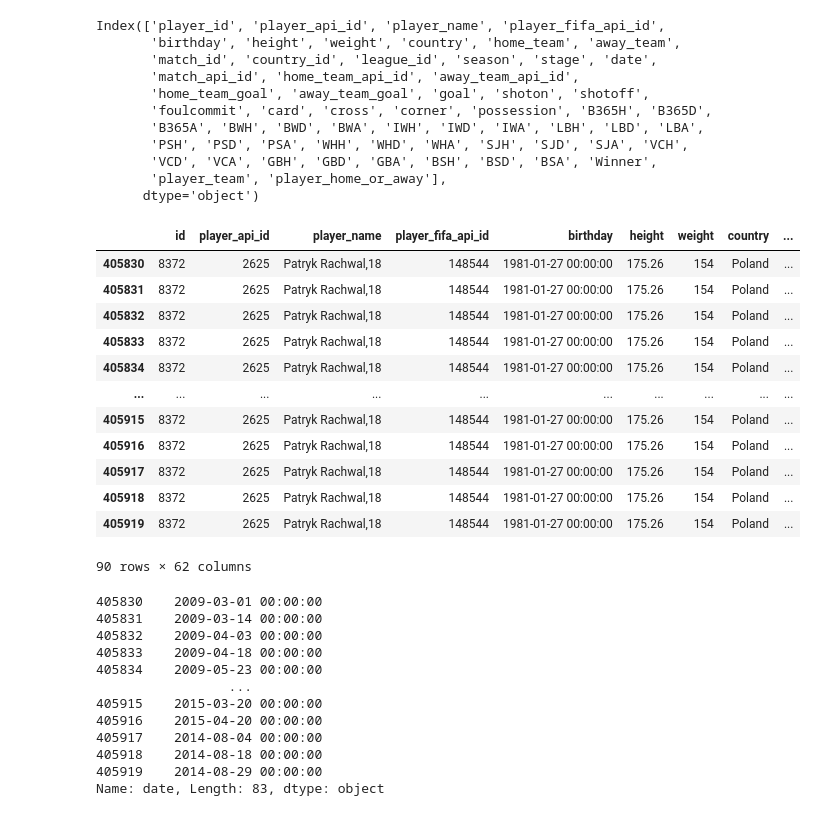
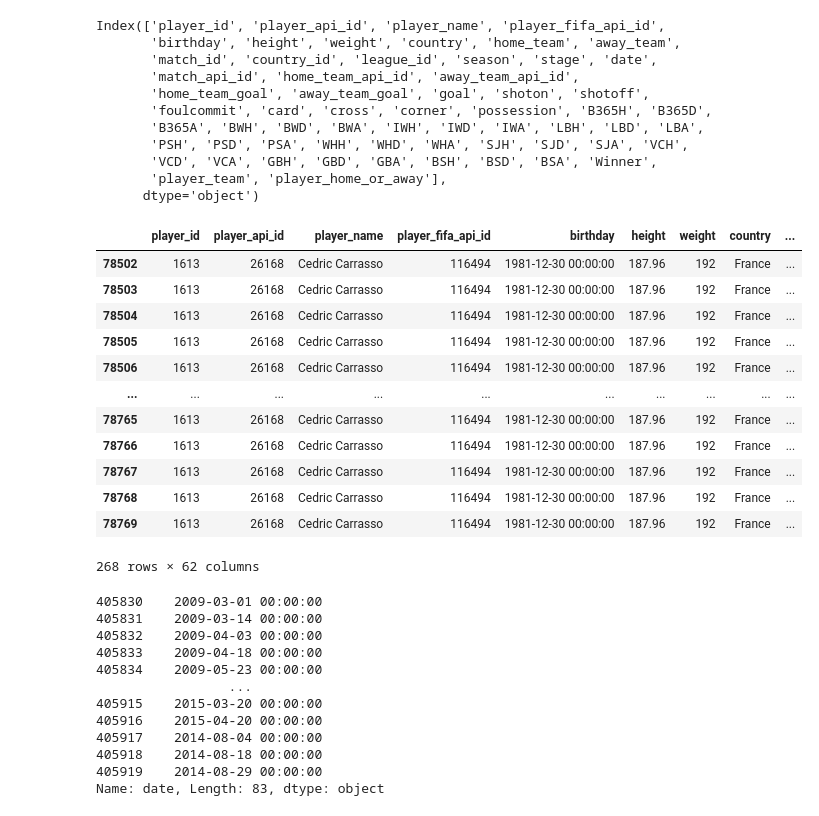
Before and after one commit to ladorabl/udacity_data_analyst_nd, a Jupyter notebook: Project2/Project2_EDA.ipynb, the cells around one changed output. Saved outputs shown, nothing was run; the diff lists cells and outputs as text; code cells hidden in the pictures.

```diff
--- a/Project2/Project2_EDA.ipynb
+++ b/Project2/Project2_EDA.ipynb
@@ -833,21 +1265,21 @@ player_match.rename(columns={'name':'country'}, inplace=True)
 player_match.to_csv('player_match.csv',index=False)
 # %%
 player_match_groups = player_match.groupby('player_api_id')
-player_match_groups.get_group(2625)
+player_match_groups.get_group(26168  )
 # %% [output]
-|  | id | player_api_id | player_name | player_fifa_api_id | birthday | height | weight | country | ... |
-| 405830 | 8372 | 2625 | Patryk Rachwal,18 | 148544 | 1981-01-27 00:00:00 | 175.26 | 154 | Poland | ... |
-| 405831 | 8372 | 2625 | Patryk Rachwal,18 | 148544 | 1981-01-27 00:00:00 | 175.26 | 154 | Poland | ... |
-| 405832 | 8372 | 2625 | Patryk Rachwal,18 | 148544 | 1981-01-27 00:00:00 | 175.26 | 154 | Poland | ... |
-| 405833 | 8372 | 2625 | Patryk Rachwal,18 | 148544 | 1981-01-27 00:00:00 | 175.26 | 154 | Poland | ... |
-| 405834 | 8372 | 2625 | Patryk Rachwal,18 | 148544 | 1981-01-27 00:00:00 | 175.26 | 154 | Poland | ... |
+|  | player_id | player_api_id | player_name | player_fifa_api_id | birthday | height | weight | country | ... |
+| 78502 | 1613 | 26168 | Cedric Carrasso | 116494 | 1981-12-30 00:00:00 | 187.96 | 192 | France | ... |
+| 78503 | 1613 | 26168 | Cedric Carrasso | 116494 | 1981-12-30 00:00:00 | 187.96 | 192 | France | ... |
+| 78504 | 1613 | 26168 | Cedric Carrasso | 116494 | 1981-12-30 00:00:00 | 187.96 | 192 | France | ... |
+| 78505 | 1613 | 26168 | Cedric Carrasso | 116494 | 1981-12-30 00:00:00 | 187.96 | 192 | France | ... |
+| 78506 | 1613 | 26168 | Cedric Carrasso | 116494 | 1981-12-30 00:00:00 | 187.96 | 192 | France | ... |
 | ... | ... | ... | ... | ... | ... | ... | ... | ... | ... |
-| 405915 | 8372 | 2625 | Patryk Rachwal,18 | 148544 | 1981-01-27 00:00:00 | 175.26 | 154 | Poland | ... |
-| 405916 | 8372 | 2625 | Patryk Rachwal,18 | 148544 | 1981-01-27 00:00:00 | 175.26 | 154 | Poland | ... |
-| 405917 | 8372 | 2625 | Patryk Rachwal,18 | 148544 | 1981-01-27 00:00:00 | 175.26 | 154 | Poland | ... |
-| 405918 | 8372 | 2625 | Patryk Rachwal,18 | 148544 | 1981-01-27 00:00:00 | 175.26 | 154 | Poland | ... |
-| 405919 | 8372 | 2625 | Patryk Rachwal,18 | 148544 | 1981-01-27 00:00:00 | 175.26 | 154 | Poland | ... |
+| 78765 | 1613 | 26168 | Cedric Carrasso | 116494 | 1981-12-30 00:00:00 | 187.96 | 192 | France | ... |
+| 78766 | 1613 | 26168 | Cedric Carrasso | 116494 | 1981-12-30 00:00:00 | 187.96 | 192 | France | ... |
+| 78767 | 1613 | 26168 | Cedric Carrasso | 116494 | 1981-12-30 00:00:00 | 187.96 | 192 | France | ... |
+| 78768 | 1613 | 26168 | Cedric Carrasso | 116494 | 1981-12-30 00:00:00 | 187.96 | 192 | France | ... |
+| 78769 | 1613 | 26168 | Cedric Carrasso | 116494 | 1981-12-30 00:00:00 | 187.96 | 192 | France | ... |
-90 rows × 62 columns
+268 rows × 62 columns
 # %%
 # %% [output]
 405830    2009-03-01 00:00:00
```
Also changed, not shown: parts of 41 cells of this notebook, 1 other file.
